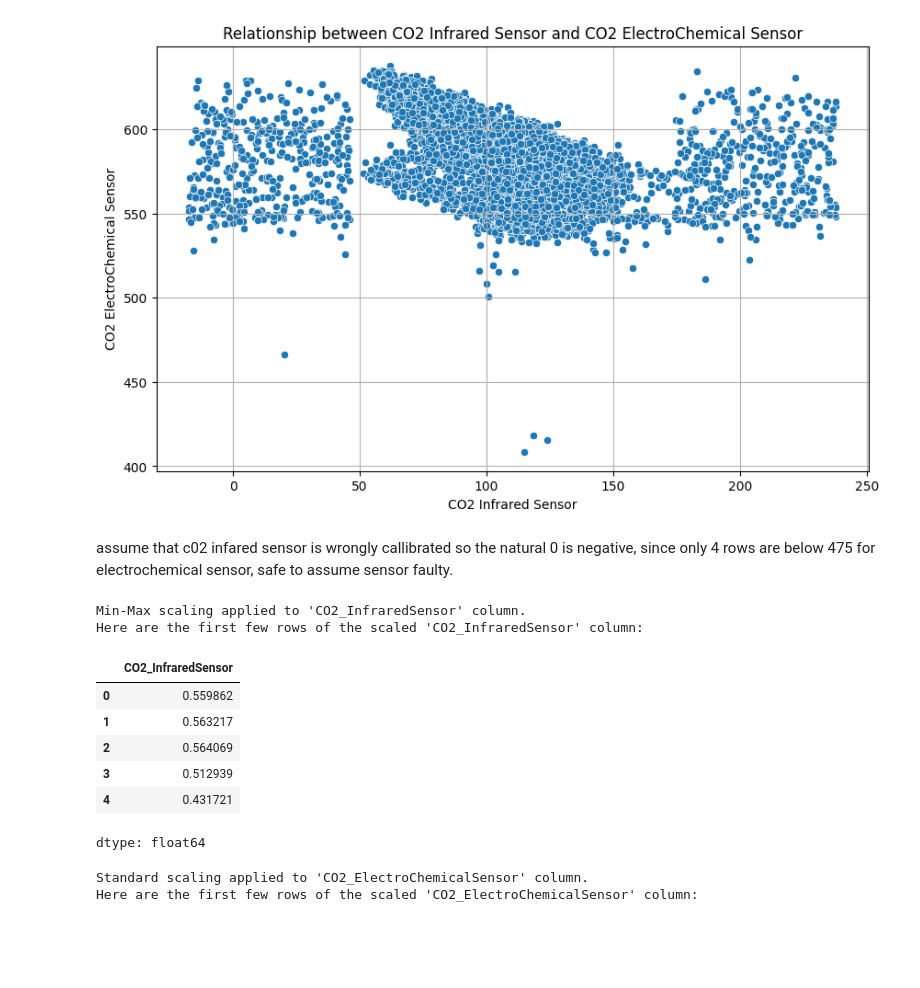
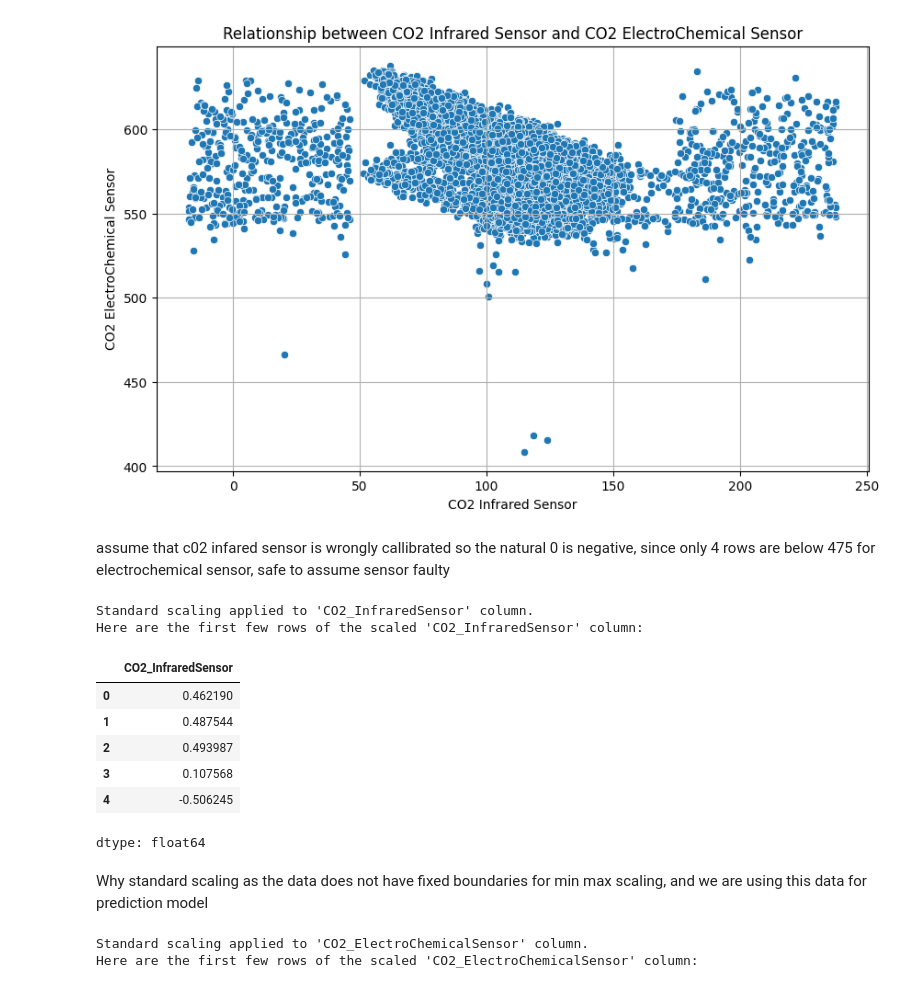
Before and after one commit to nickchesepizza/AI-Solution-Dev-Proj, a Jupyter notebook: eda.ipynb, the cells around one changed output. Cells and saved outputs as stored; diff of their text form; code cells hidden in the pictures; blank space fills up the shorter version.

```diff
--- a/eda.ipynb
+++ b/eda.ipynb
@@ -160,39 +168,41 @@ plt.show()
 # %% [output]
 [figure]
 # %% [markdown]
-assume that c02 infared sensor is wrongly callibrated so the natural 0 is negative, since only 4 rows are below 475 for electrochemical sensor, safe to assume sensor faulty.
+assume that c02 infared sensor is wrongly callibrated so the natural 0 is negative, since only 4 rows are below 475 for electrochemical sensor, safe to assume sensor faulty
 # %%
 df = df[df['CO2_ElectroChemicalSensor'] >= 475]
 # %%
-from sklearn.preprocessing import MinMaxScaler
+from sklearn.preprocessing import StandardScaler
 import numpy as np
 
-# Initialize the MinMaxScaler
-scaler = MinMaxScaler()
+# Initialize the StandardScaler
+scaler = StandardScaler()
 
 # Reshape the column to a 2D array as required by the scaler
 # Handle potential NaN values by filling them or dropping them before scaling if necessary
 # For this example, we'll scale non-NaN values and keep NaN values as they are.
 
 # Create a mask for non-NaN values
 not_nan_mask = df['CO2_InfraredSensor'].notna()
 
 # Apply scaler only to non-NaN values
 df.loc[not_nan_mask, 'CO2_InfraredSensor'] = scaler.fit_transform(df.loc[not_nan_mask, 'CO2_InfraredSensor'].values.reshape(-1, 1))
 
-print("Min-Max scaling applied to 'CO2_InfraredSensor' column.")
+print("Standard scaling applied to 'CO2_InfraredSensor' column.")
 print("Here are the first few rows of the scaled 'CO2_InfraredSensor' column:")
 display(df['CO2_InfraredSensor'].head())
 # %% [output]
-Min-Max scaling applied to 'CO2_InfraredSensor' column.
+Standard scaling applied to 'CO2_InfraredSensor' column.
 Here are the first few rows of the scaled 'CO2_InfraredSensor' column:
 |  | CO2_InfraredSensor |
-| 0 | 0.559862 |
-| 1 | 0.563217 |
-| 2 | 0.564069 |
-| 3 | 0.512939 |
-| 4 | 0.431721 |
+| 0 | 0.462190 |
+| 1 | 0.487544 |
+| 2 | 0.493987 |
+| 3 | 0.107568 |
+| 4 | -0.506245 |
 dtype: float64
+# %% [markdown]
+Why standard scaling as the data does not have fixed boundaries for min max scaling, and we are using this data for prediction model
 # %%
 from sklearn.preprocessing import StandardScaler
 import numpy as np
```
Also changed, not shown: parts of 19 cells of this notebook, 1 other file.
